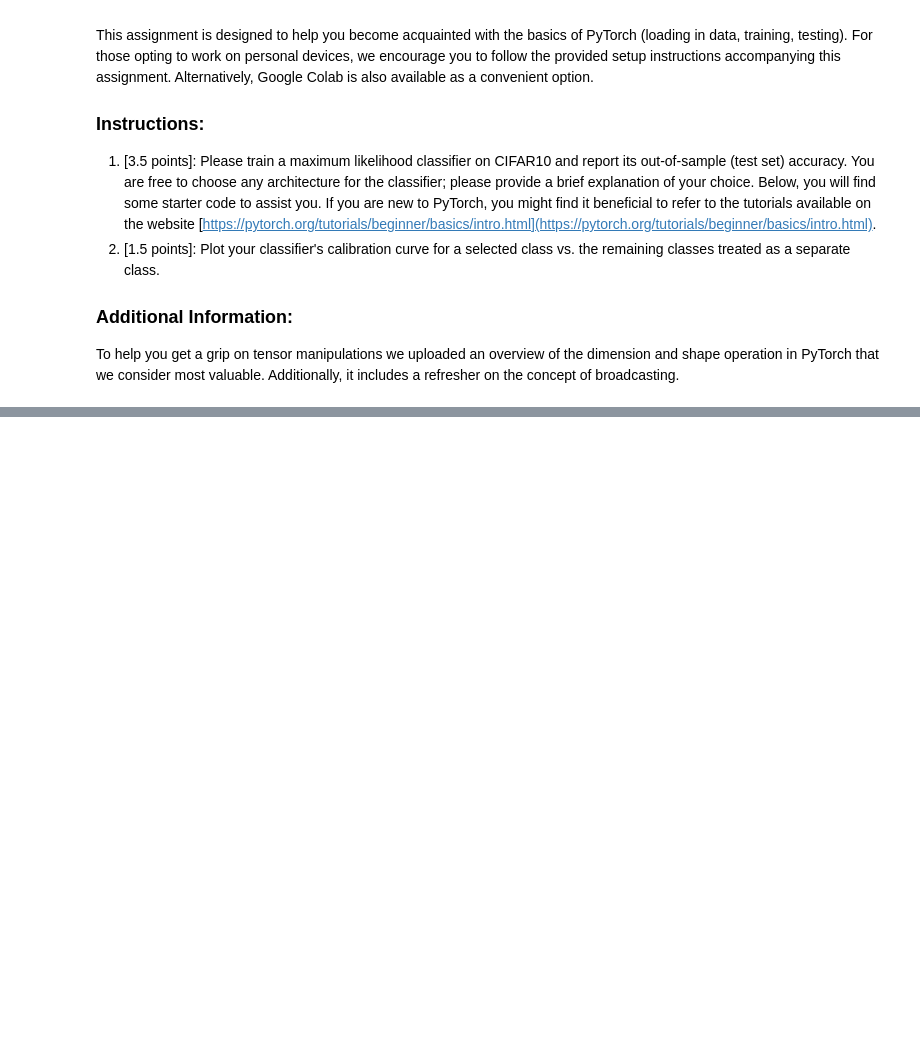
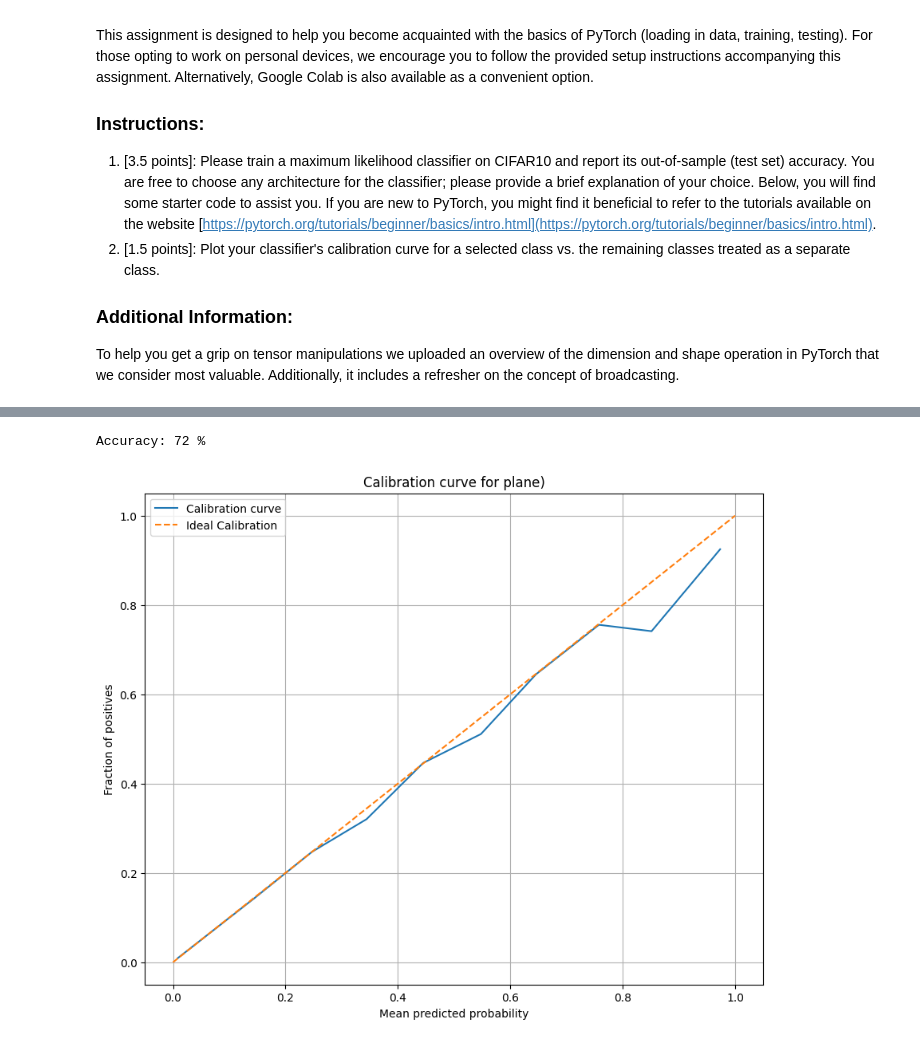
Before and after one commit to yhu02/RU-CS, a Jupyter notebook: year1/probabilistic-deep-learning/assignment_1/practical_part_assignment_1.ipynb, the cells around one changed output, grey strips where cells are left out. Saved outputs shown, nothing was run; the diff lists cells and outputs as text; code cells hidden in the pictures; blank space fills up the shorter version.

```diff
--- a/year1/probabilistic-deep-learning/assignment_1/practical_part_assignment_1.ipynb
+++ b/year1/probabilistic-deep-learning/assignment_1/practical_part_assignment_1.ipynb
@@ -55,0 +107,4 @@ test_loader = DataLoader(test_dataset, batch_size=batch_size, shuffle=True, num_
+# %%
+# Define the loss function and optimizer
+criterion = nn.CrossEntropyLoss()
+optimizer = optim.SGD(net.parameters(), lr=0.001, momentum=0.9)
@@ -55,0 +155,52 @@ test_loader = DataLoader(test_dataset, batch_size=batch_size, shuffle=True, num_
+# %%
+# Test the network on the test data
+correct = 0
+total = 0
+with torch.no_grad():
+    for data in testloader:
+        images, labels = data
+        outputs = net(images)
+        _, predicted = torch.max(outputs.data, 1)
+        total += labels.size(0)
+        correct += (predicted == labels).sum().item()
+
+print('Accuracy: %d %%' % (
+    100 * correct / total))
+# %% [output]
+Accuracy: 72 %
+# %%
+# Plot calibration curve for class 0 (airplane)
+outputs = []
+labels = []
+with torch.no_grad():
+    for data in testloader:
+        images, target = data
+        output = net(images)
+        outputs.extend(output.cpu().numpy())
+        labels.extend(target.cpu().numpy())
+
+outputs = np.array(outputs)
+labels = np.array(labels)
+
+# Choose the class for which you want to plot the calibration curve
+selected_class = 0  # You can choose any class from 0 to 9
+
+# Plot calibration curve for the selected class against the rest of the classes
+probabilities = softmax(outputs, axis=1)
+
+# Convert labels to binary where 1 represents the selected class and 0 represents all other classes
+binary_labels = np.where(labels == selected_class, 1, 0)
+
+# Plot calibration curve for the selected class against all other classes
+probability_true, probability_pred = calibration_curve(binary_labels, probabilities[:, selected_class], n_bins=10)
+plt.figure(figsize=(10, 8))
+plt.plot(probability_pred, probability_true, linestyle='-', label='Calibration curve')
+plt.plot([0, 1], [0, 1], linestyle='--', label='Ideal Calibration')
+plt.xlabel('Mean predicted probability')
+plt.ylabel('Fraction of positives')
+plt.title('Calibration curve for plane)')
+plt.grid()
+plt.legend()
+plt.show()
+# %% [output]
+[figure, added]
```
Also changed, not shown: parts of 8 cells of this notebook, 1 other file.
